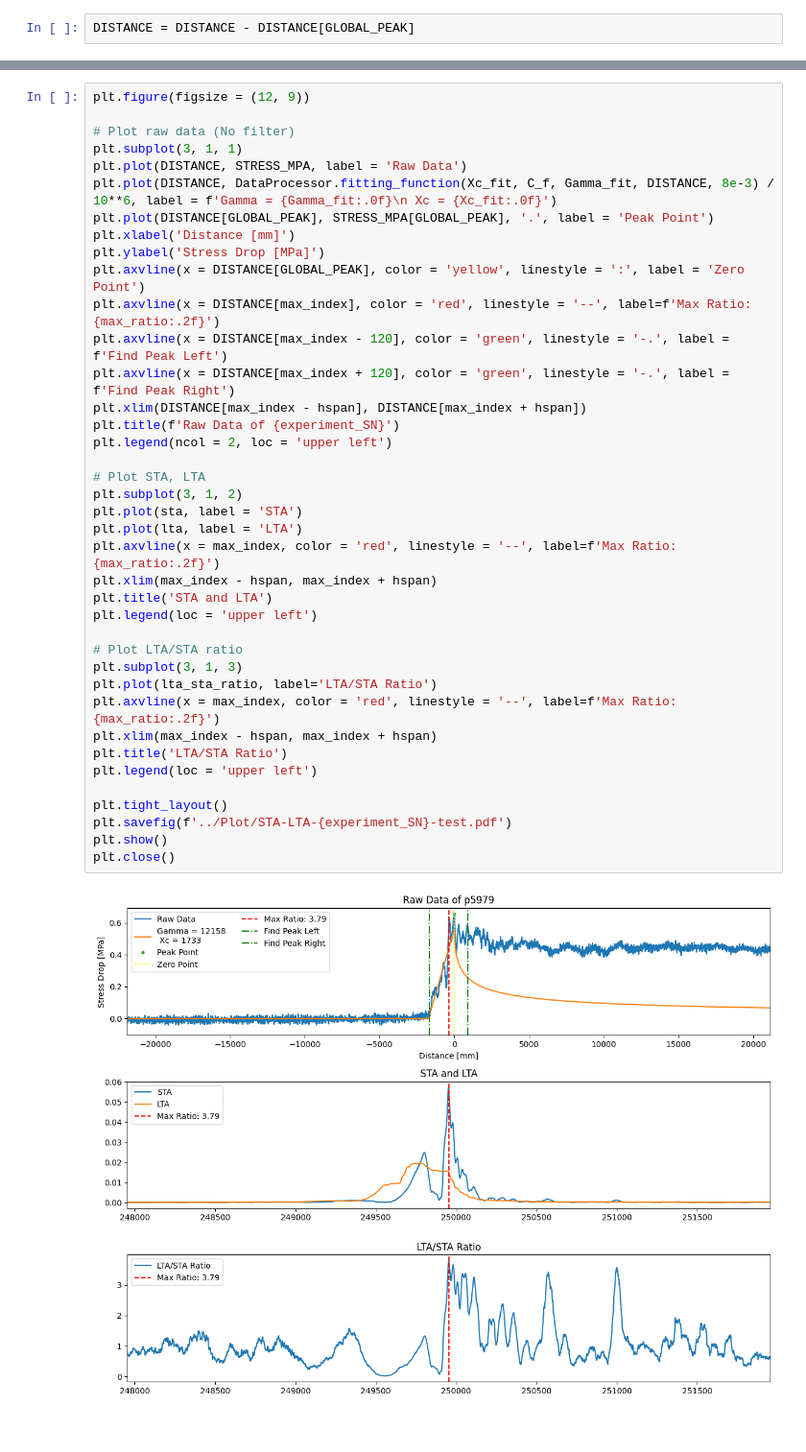
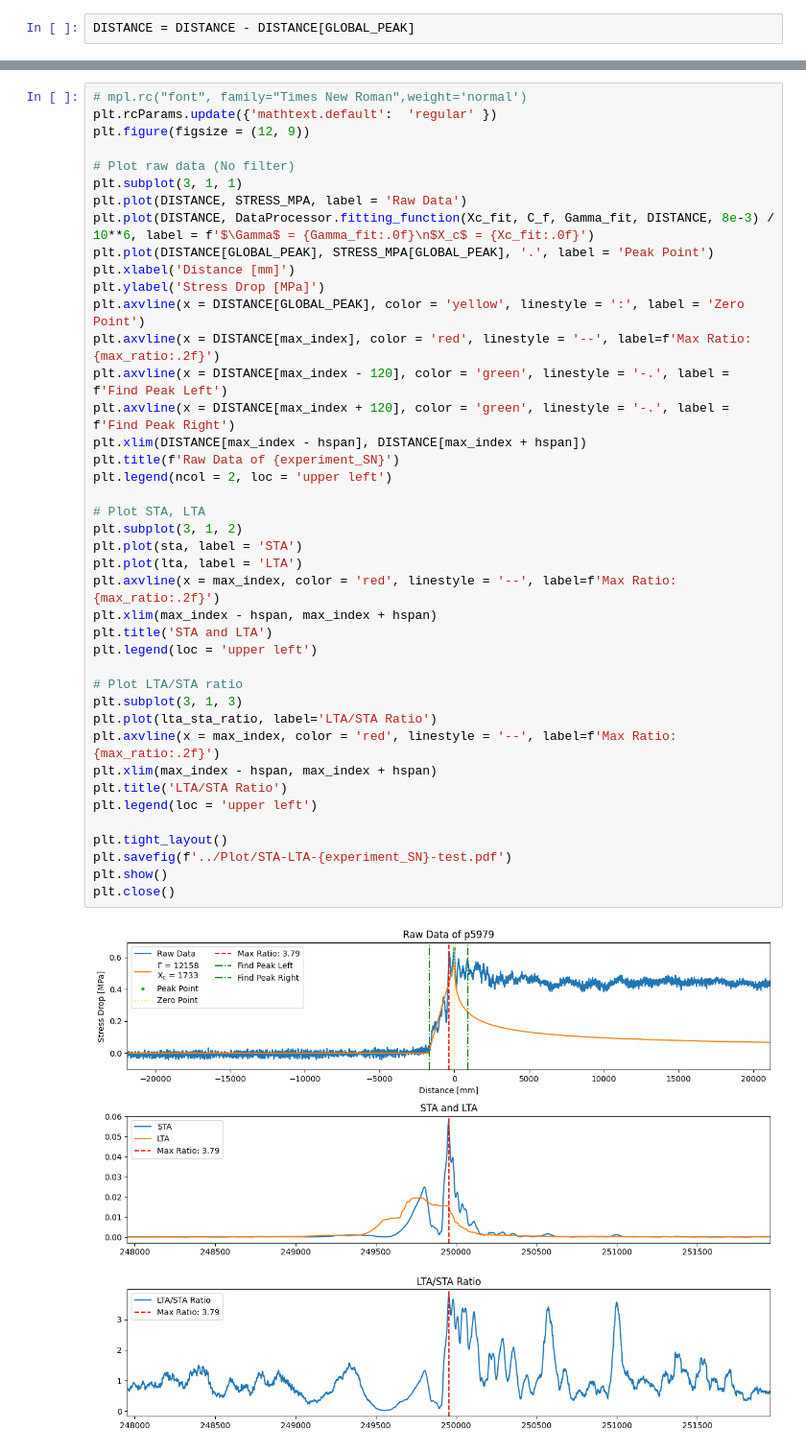
Before and after one commit to Gauss963/PSU-Dynamic-Strain, a Jupyter notebook: Code/p5979.ipynb, the cells around one changed output, grey strips where cells are left out. Shown at 96% size. Drawn from its saved outputs; the diff is of its cells as text.

```diff
--- a/Code/p5979.ipynb
+++ b/Code/p5979.ipynb
@@ -182,43 +183,45 @@ Best fit A: 1733.358
 Best fit B: 12157.962
 [figure]
 # %%
+# mpl.rc("font", family="Times New Roman",weight='normal')
+plt.rcParams.update({'mathtext.default':  'regular' })
 plt.figure(figsize = (12, 9))
 
 # Plot raw data (No filter)
 plt.subplot(3, 1, 1)
 plt.plot(DISTANCE, STRESS_MPA, label = 'Raw Data')
-plt.plot(DISTANCE, DataProcessor.fitting_function(Xc_fit, C_f, Gamma_fit, DISTANCE, 8e-3) / 10**6, label = f'Gamma = {Gamma_fit:.0f}\n Xc = {Xc_fit:.0f}')
+plt.plot(DISTANCE, DataProcessor.fitting_function(Xc_fit, C_f, Gamma_fit, DISTANCE, 8e-3) / 10**6, label = f'$\Gamma$ = {Gamma_fit:.0f}\n$X_c$ = {Xc_fit:.0f}')
 plt.plot(DISTANCE[GLOBAL_PEAK], STRESS_MPA[GLOBAL_PEAK], '.', label = 'Peak Point')
 plt.xlabel('Distance [mm]')
 plt.ylabel('Stress Drop [MPa]')
 plt.axvline(x = DISTANCE[GLOBAL_PEAK], color = 'yellow', linestyle = ':', label = 'Zero Point')
 plt.axvline(x = DISTANCE[max_index], color = 'red', linestyle = '--', label=f'Max Ratio: {max_ratio:.2f}')
 plt.axvline(x = DISTANCE[max_index - 120], color = 'green', linestyle = '-.', label = f'Find Peak Left')
 plt.axvline(x = DISTANCE[max_index + 120], color = 'green', linestyle = '-.', label = f'Find Peak Right')
 plt.xlim(DISTANCE[max_index - hspan], DISTANCE[max_index + hspan])
 plt.title(f'Raw Data of {experiment_SN}')
 plt.legend(ncol = 2, loc = 'upper left')
 
 # Plot STA, LTA
 plt.subplot(3, 1, 2)
 plt.plot(sta, label = 'STA')
 plt.plot(lta, label = 'LTA')
 plt.axvline(x = max_index, color = 'red', linestyle = '--', label=f'Max Ratio: {max_ratio:.2f}')
 plt.xlim(max_index - hspan, max_index + hspan)
 plt.title('STA and LTA')
 plt.legend(loc = 'upper left')
 
 # Plot LTA/STA ratio
 plt.subplot(3, 1, 3)
 plt.plot(lta_sta_ratio, label='LTA/STA Ratio')
 plt.axvline(x = max_index, color = 'red', linestyle = '--', label=f'Max Ratio: {max_ratio:.2f}')
 plt.xlim(max_index - hspan, max_index + hspan)
 plt.title('LTA/STA Ratio')
 plt.legend(loc = 'upper left')
 
 plt.tight_layout()
 plt.savefig(f'../Plot/STA-LTA-{experiment_SN}-test.pdf')
 plt.show()
 plt.close()
 # %% [output]
-[figure, old version]
+[figure, new version]
```
Also changed, not shown: parts of 2 cells of this notebook, 13 other files.
